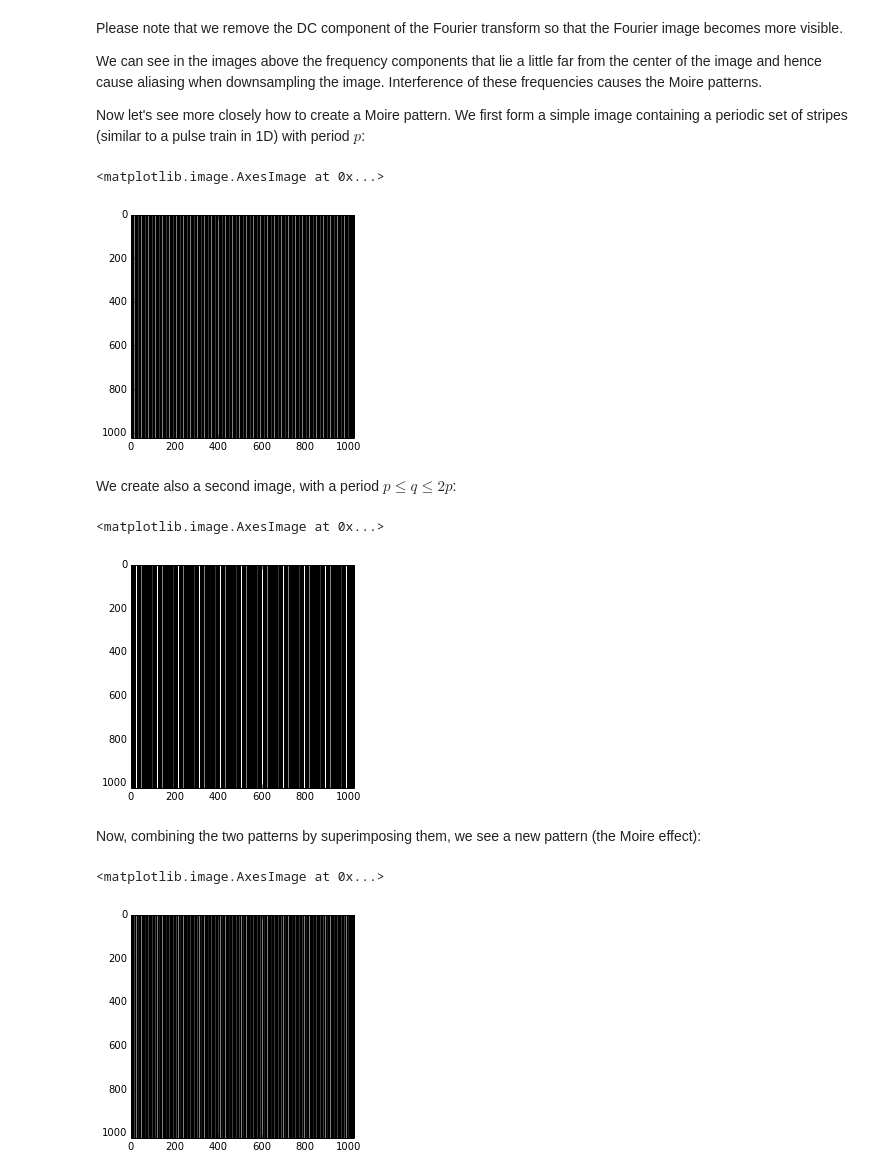
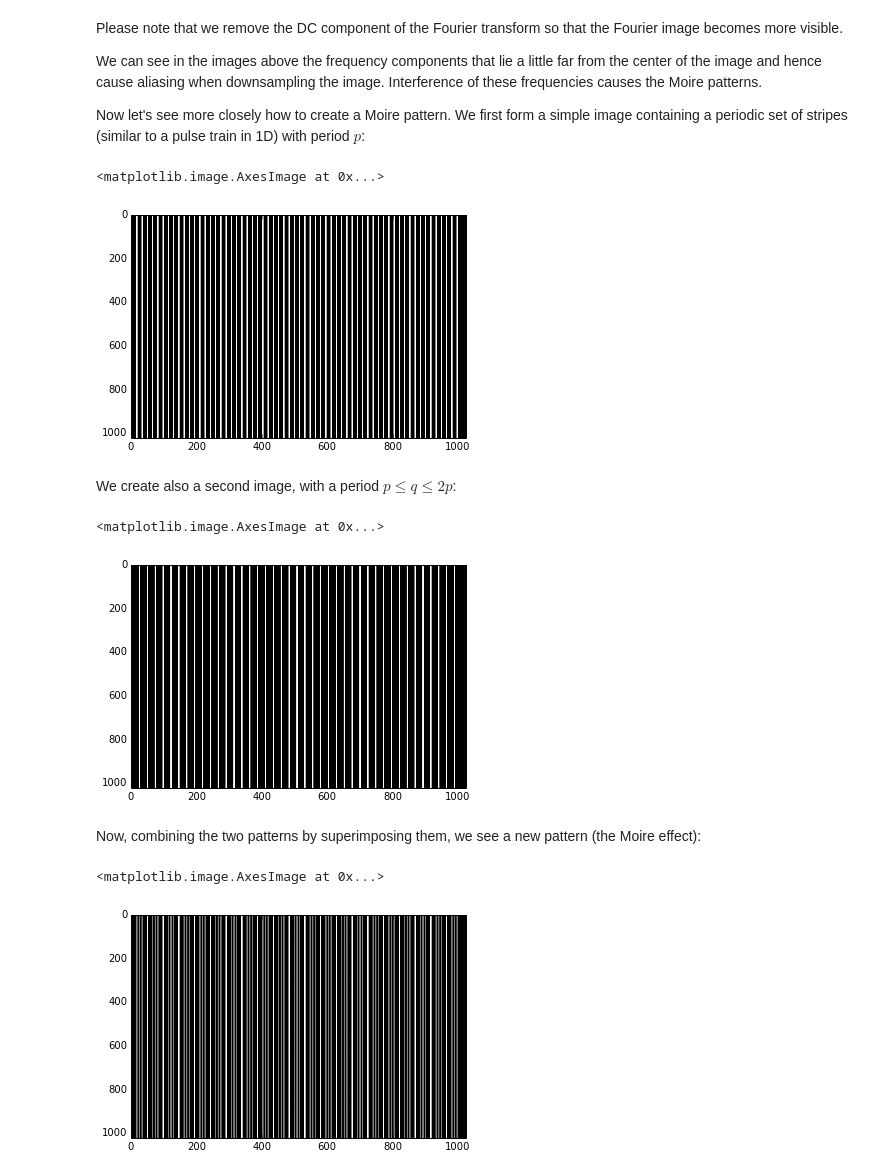
Before and after one commit to LCAV/SignalsOfTheDay, a Jupyter notebook: MOIRE/Untitled0.ipynb, the cells around one changed output. Cells and saved outputs as stored; diff of their text form; code cells hidden in the pictures.

```diff
--- a/MOIRE/Untitled0.ipynb
+++ b/MOIRE/Untitled0.ipynb
@@ -115,36 +115,36 @@ Now let's see more closely how to create a Moire pattern. We first form a simple
 # %%
 def bars(L,spacing,width):
     bar=np.zeros((L,L,3),'uint8')
     for i in np.arange(0,L):
         for j in np.arange(spacing,L-spacing,spacing):
             for k in np.arange(j,j+width):
                 bar[i,k]=(255,255,255);
     return Image.fromarray(bar);
 
-imma=bars(1024,16,2);
+imma=bars(1024,16,4);
 
-plt.imshow(np.asarray(imma))
+plt.imshow(np.asarray(imma),aspect='auto')
 # %% [output]
 <matplotlib.image.AxesImage at 0x...>
-[figure, old version]
+[figure, new version]
 # %% [markdown]
 We create also a second image, with a period $p \leq q \leq 2p$:
 # %%
-immb=bars(1024,24,2);
+immb=bars(1024,24,4);
 
-plt.imshow(np.asarray(immb))
+plt.imshow(np.asarray(immb),aspect='auto')
 # %% [output]
 <matplotlib.image.AxesImage at 0x...>
-[figure, old version]
+[figure, new version]
 # %% [markdown]
 Now, combining the two patterns by superimposing them, we see a new pattern (the Moire effect):
 # %%
 immc=Image.blend(imma,immb,0.5);
 
-plt.imshow(np.asarray(immc))
+plt.imshow(np.asarray(immc),aspect='auto')
 # %% [output]
 <matplotlib.image.AxesImage at 0x...>
-[figure, old version]
+[figure, new version]
 # %% [markdown]
 Try to think why superimposing causes aliasing?
 
```
Also changed, not shown: parts of 5 cells of this notebook.
